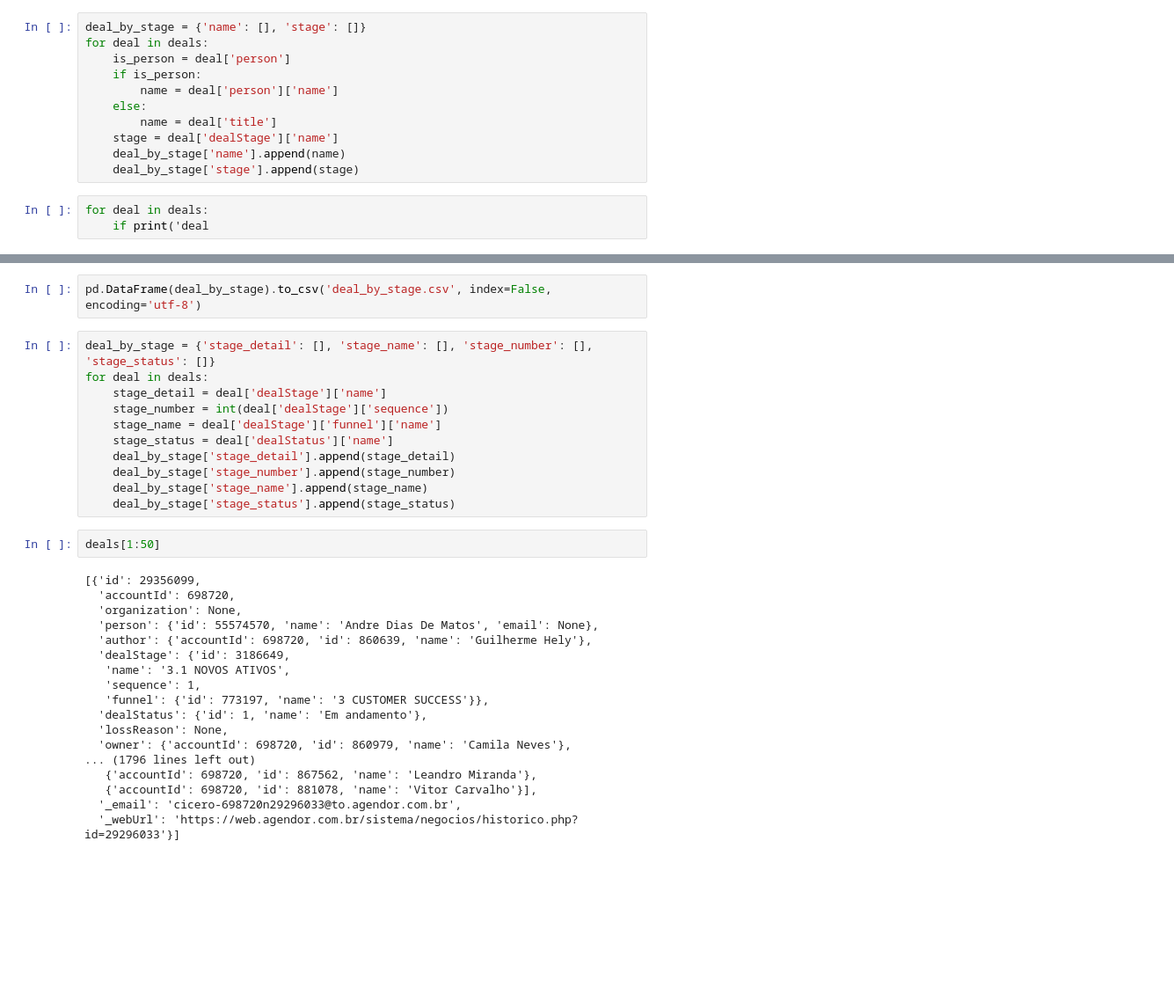
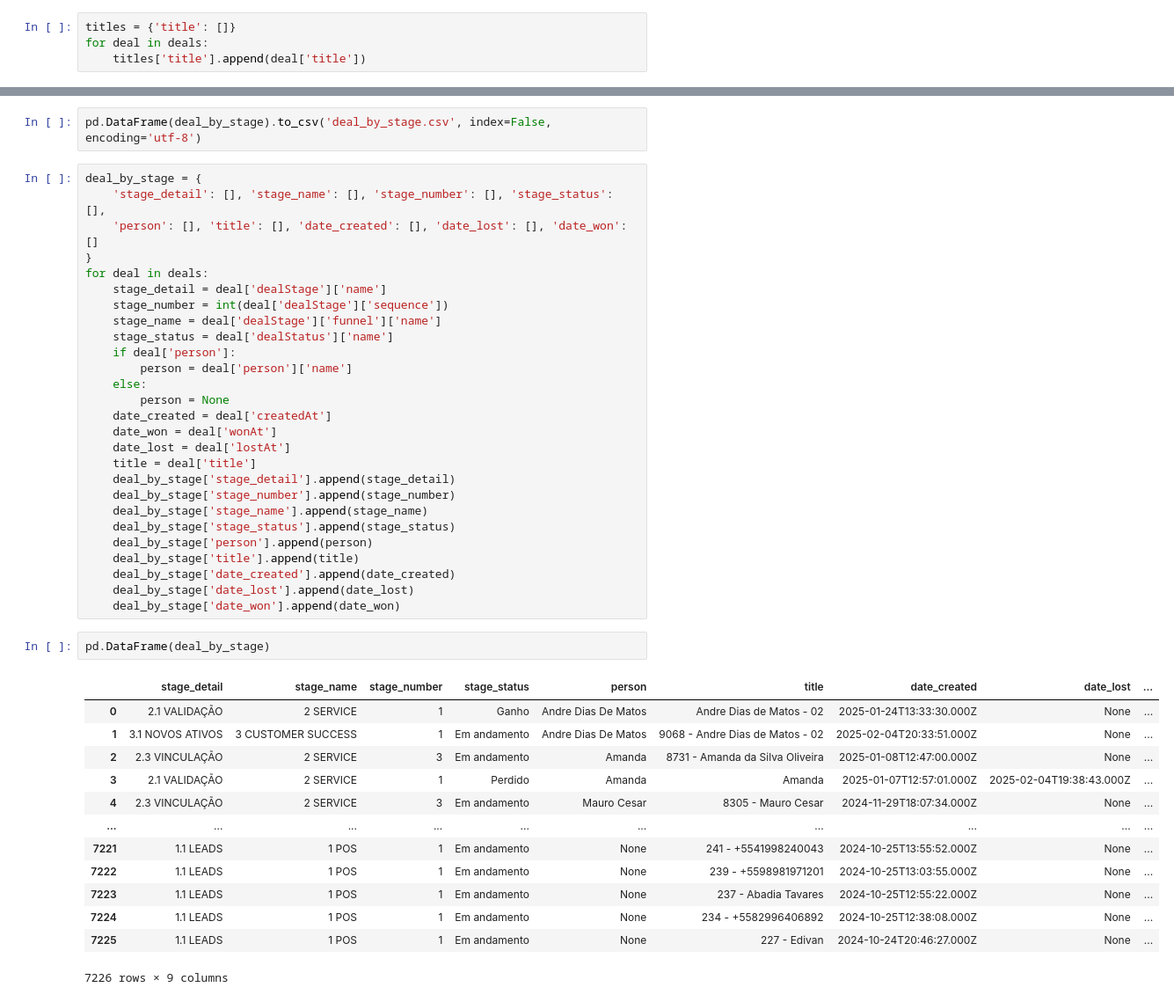
Before and after one commit to vitormartinsc/dashboard-crm, a Jupyter notebook: agendor_scraping.ipynb, the cells around one changed output, grey strips where cells are left out. Shown at 88% size. Cells and saved outputs as stored; diff of their text form; blank space fills up the shorter version.

```diff
--- a/agendor_scraping.ipynb
+++ b/agendor_scraping.ipynb
@@ -37,17 +37,7 @@ import json
 # Ler arquivo JSON com vários objetos
 with open("deals.json", "r", encoding="utf-8") as arquivo:
     deals = json.load(arquivo)
-# %%
-deal_by_stage = {'name': [], 'stage': []}
-for deal in deals:
-    is_person = deal['person']
-    if is_person:
-        name = deal['person']['name']
-    else:
-        name = deal['title']
-    stage = deal['dealStage']['name']
-    deal_by_stage['name'].append(name)
-    deal_by_stage['stage'].append(stage)
 # %%
+titles = {'title': []}
 for deal in deals:
-    if print('deal
+    titles['title'].append(deal['title'])
@@ -72,33 +66,45 @@ for deal in deals:
 # %%
 pd.DataFrame(deal_by_stage).to_csv('deal_by_stage.csv', index=False, encoding='utf-8')
 # %%
-deal_by_stage = {'stage_detail': [], 'stage_name': [], 'stage_number': [], 'stage_status': []}
+deal_by_stage = {
+    'stage_detail': [], 'stage_name': [], 'stage_number': [], 'stage_status': [],
+    'person': [], 'title': [], 'date_created': [], 'date_lost': [], 'date_won': []
+}
 for deal in deals:
     stage_detail = deal['dealStage']['name']
     stage_number = int(deal['dealStage']['sequence'])
     stage_name = deal['dealStage']['funnel']['name']
     stage_status = deal['dealStatus']['name']
+    if deal['person']:
+        person = deal['person']['name']
+    else:
+        person = None
+    date_created = deal['createdAt']
+    date_won = deal['wonAt']
+    date_lost = deal['lostAt']
+    title = deal['title']
     deal_by_stage['stage_detail'].append(stage_detail)
     deal_by_stage['stage_number'].append(stage_number)
     deal_by_stage['stage_name'].append(stage_name)
     deal_by_stage['stage_status'].append(stage_status)
+    deal_by_stage['person'].append(person)
+    deal_by_stage['title'].append(title)
+    deal_by_stage['date_created'].append(date_created)
+    deal_by_stage['date_lost'].append(date_lost)
+    deal_by_stage['date_won'].append(date_won)
 # %%
-deals[1:50]
+pd.DataFrame(deal_by_stage)
 # %% [output]
+|  | stage_detail | stage_name | stage_number | stage_status | person | title | date_created | date_lost | ... |
+| 0 | 2.1 VALIDAÇÃO | 2 SERVICE | 1 | Ganho | Andre Dias De Matos | Andre Dias de Matos - 02 | 2025-01-24T13:33:30.000Z | None | ... |
+| 1 | 3.1 NOVOS ATIVOS | 3 CUSTOMER SUCCESS | 1 | Em andamento | Andre Dias De Matos | 9068 - Andre Dias de Matos - 02 | 2025-02-04T20:33:51.000Z | None | ... |
+| 2 | 2.3 VINCULAÇÃO | 2 SERVICE | 3 | Em andamento | Amanda | 8731 - Amanda da Silva Oliveira | 2025-01-08T12:47:00.000Z | None | ... |
+| 3 | 2.1 VALIDAÇÃO | 2 SERVICE | 1 | Perdido | Amanda | Amanda | 2025-01-07T12:57:01.000Z | 2025-02-04T19:38:43.000Z | ... |
+| 4 | 2.3 VINCULAÇÃO | 2 SERVICE | 3 | Em andamento | Mauro Cesar | 8305 - Mauro Cesar | 2024-11-29T18:07:34.000Z | None | ... |
+| ... | ... | ... | ... | ... | ... | ... | ... | ... | ... |
+| 7221 | 1.1 LEADS | 1 POS | 1 | Em andamento | None | 241 - +5541998240043 | 2024-10-25T13:55:52.000Z | None | ... |
+| 7222 | 1.1 LEADS | 1 POS | 1 | Em andamento | None | 239 - +5598981971201 | 2024-10-25T13:03:55.000Z | None | ... |
+| 7223 | 1.1 LEADS | 1 POS | 1 | Em andamento | None | 237 - Abadia Tavares | 2024-10-25T12:55:22.000Z | None | ... |
+| 7224 | 1.1 LEADS | 1 POS | 1 | Em andamento | None | 234 - +5582996406892 | 2024-10-25T12:38:08.000Z | None | ... |
+| 7225 | 1.1 LEADS | 1 POS | 1 | Em andamento | None | 227 - Edivan | 2024-10-24T20:46:27.000Z | None | ... |
-[{'id': 29356099,
-  'accountId': 698720,
-  'organization': None,
-  'person': {'id': 55574570, 'name': 'Andre Dias De Matos', 'email': None},
-  'author': {'accountId': 698720, 'id': 860639, 'name': 'Guilherme Hely'},
-  'dealStage': {'id': 3186649,
-   'name': '3.1 NOVOS ATIVOS',
-   'sequence': 1,
-   'funnel': {'id': 773197, 'name': '3 CUSTOMER SUCCESS'}},
-  'dealStatus': {'id': 1, 'name': 'Em andamento'},
-  'lossReason': None,
-  'owner': {'accountId': 698720, 'id': 860979, 'name': 'Camila Neves'},
-... (1796 lines left out)
-   {'accountId': 698720, 'id': 867562, 'name': 'Leandro Miranda'},
-   {'accountId': 698720, 'id': 881078, 'name': 'Vitor Carvalho'}],
-  '_email': 'cicero-698720n29296033@to.agendor.com.br',
-  '_webUrl': 'https://web.agendor.com.br/sistema/negocios/historico.php?id=29296033'}]
+7226 rows × 9 columns
```
Also changed, not shown: parts of 3 cells of this notebook, 2 other files.
